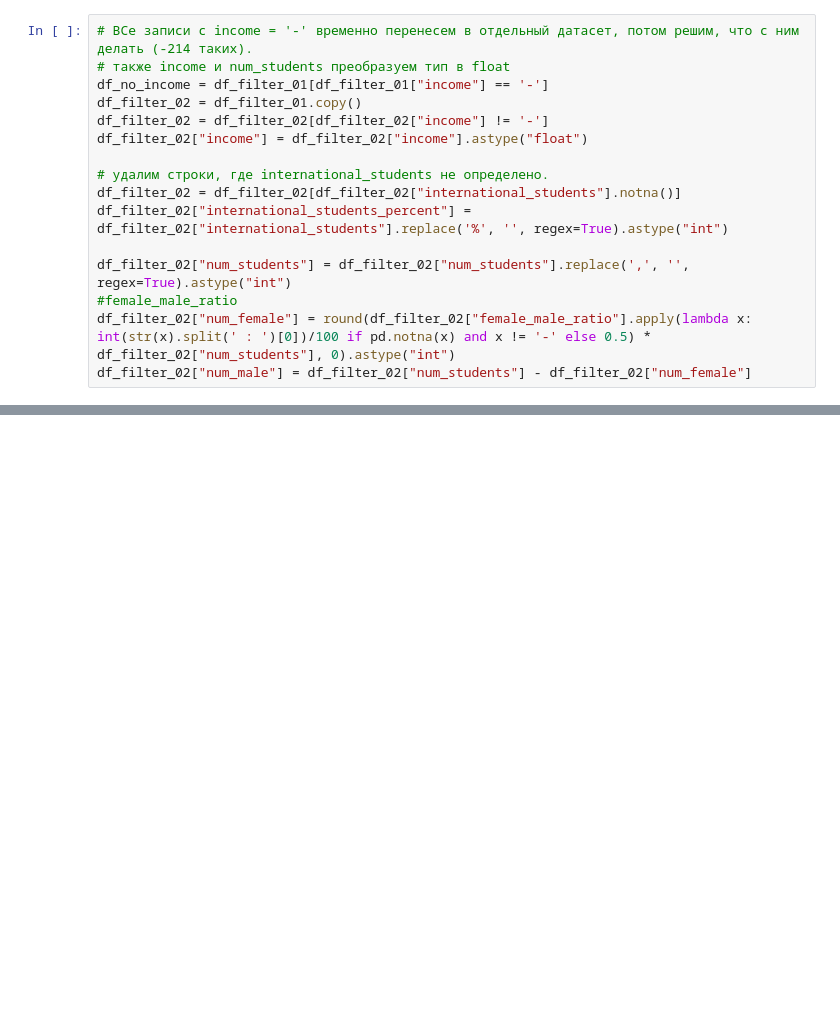
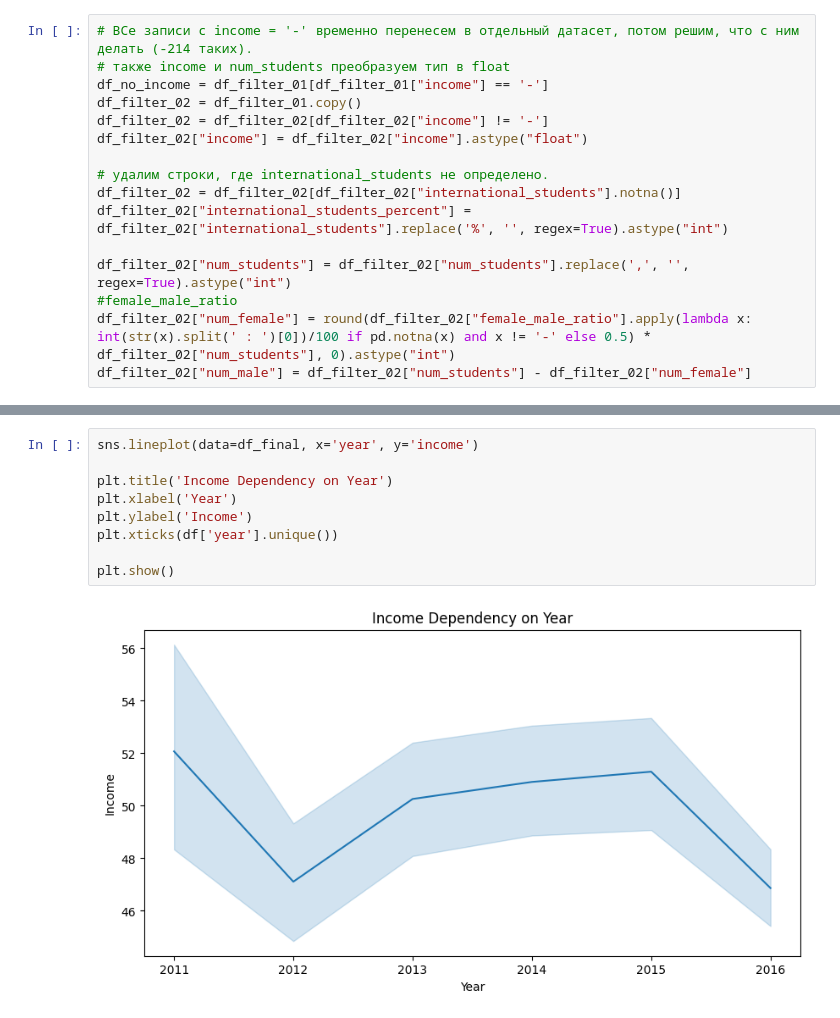
Before and after one commit to julika333/TMS-DS, a Jupyter notebook: lesson_13_terver/HW_13_dataset.ipynb, the cells around one changed output, grey strips where cells are left out. Drawn from its saved outputs; the diff is of its cells as text; blank space fills up the shorter version.

```diff
--- a/lesson_13_terver/HW_13_dataset.ipynb
+++ b/lesson_13_terver/HW_13_dataset.ipynb
@@ -165,0 +193,11 @@ plt.show()
+# %%
+sns.lineplot(data=df_final, x='year', y='income')
+
+plt.title('Income Dependency on Year')
+plt.xlabel('Year')
+plt.ylabel('Income')
+plt.xticks(df['year'].unique())
+
+plt.show()
+# %% [output]
+[figure, added]
```
Also changed, not shown: parts of 6 cells of this notebook.
